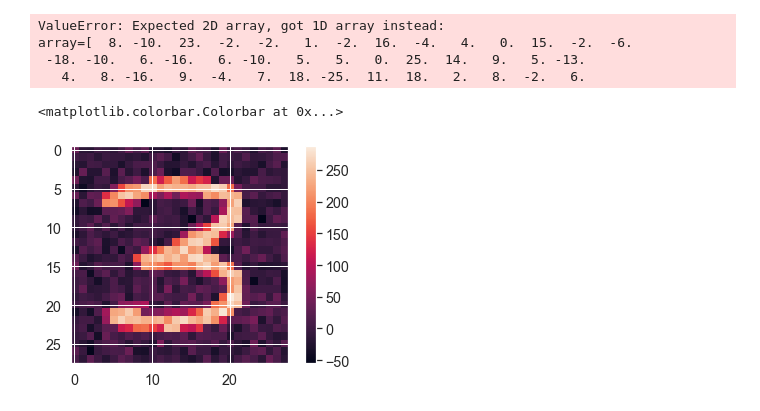
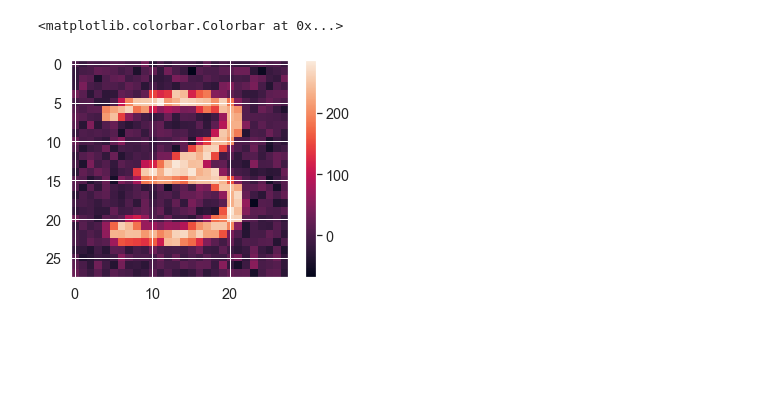
Before and after one commit to gianbatayola/MIDI-UQ-Project, a Jupyter notebook: Confusion_Image.ipynb, the cells around one changed output. Drawn from its saved outputs; the diff is of its cells as text; code cells hidden in the pictures; blank space fills up the shorter version.

```diff
--- a/Confusion_Image.ipynb
+++ b/Confusion_Image.ipynb
@@ -72,25 +75,11 @@ confusion_image(trained_model, test, test_labels)
 # %%
 test_10 = test.copy()
-# %%
-noisy_test = test_10[0].copy()
-for i in range(len(test_10[0])):
-    noisy_test[i] = np.random.normal(test_10[0][i],10)
-
-noisy_test.reshape(-1, 1)
-noisy_test = normalize(noisy_test,axis = 0)
-plt.imshow(noisy_test)
-plt.colorbar()
-# %% [output]
-ValueError: Expected 2D array, got 1D array instead:
-array=[  8. -10.  23.  -2.  -2.   1.  -2.  16.  -4.   4.   0.  15.  -2.  -6.
- -18. -10.   6. -16.   6. -10.   5.   5.   0.  25.  14.   9.   5. -13.
-   4.   8. -16.   9.  -4.   7.  18. -25.  11.  18.   2.   8.  -2.   6.
 # %%
-plt.imshow((test_10[0]+np.random.normal(0,20,784)).reshape(28,28))
+plt.imshow((test[0]+np.random.normal(0,20,784)).reshape(28,28))
 plt.colorbar()
 # %% [output]
 <matplotlib.colorbar.Colorbar at 0x...>
-[figure, old version]
+[figure, new version]
 # %%
 plt.imshow(np.random.normal(0,10,784).reshape(28,28))
 plt.colorbar()
```
Also changed, not shown: parts of 23 cells of this notebook.
